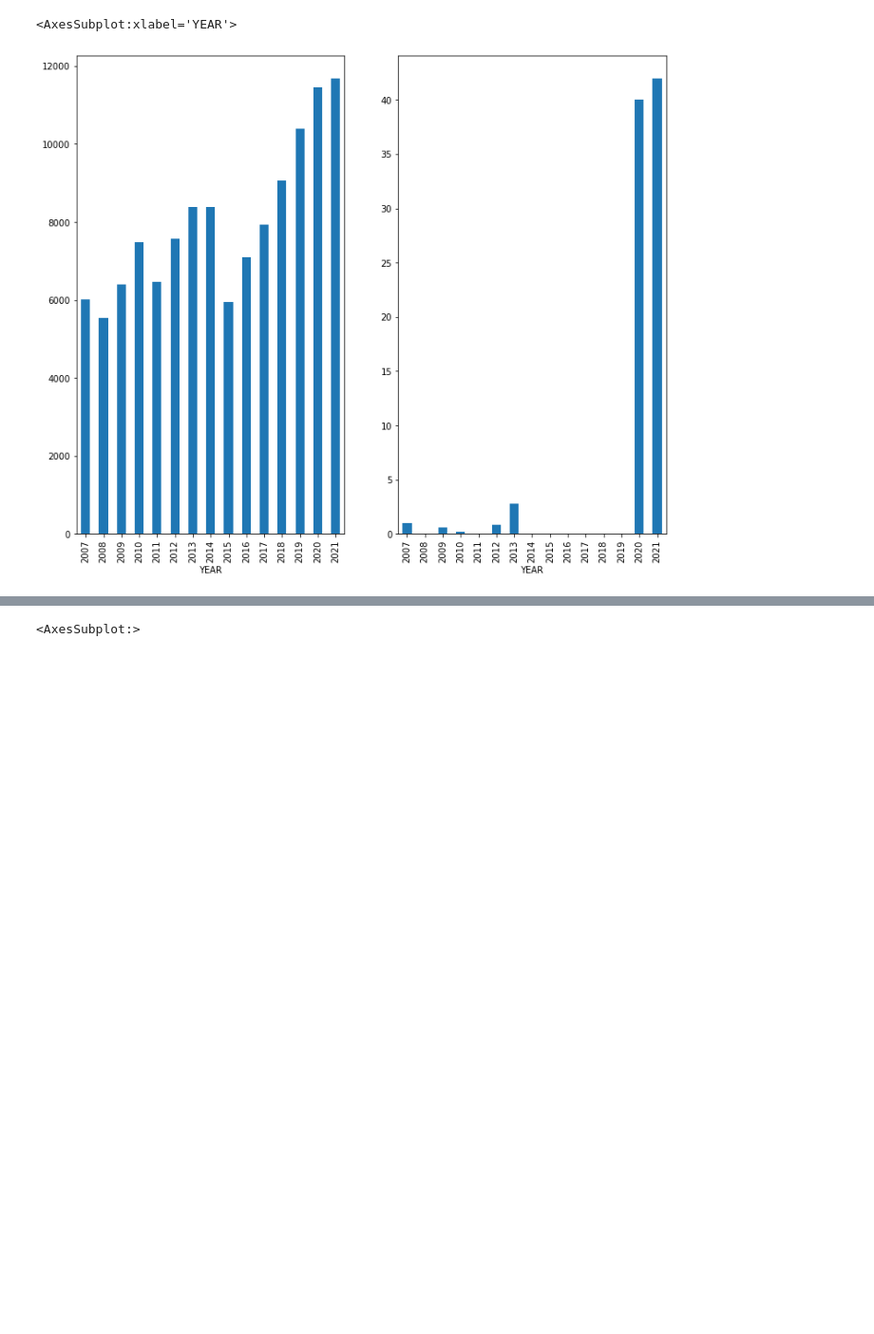
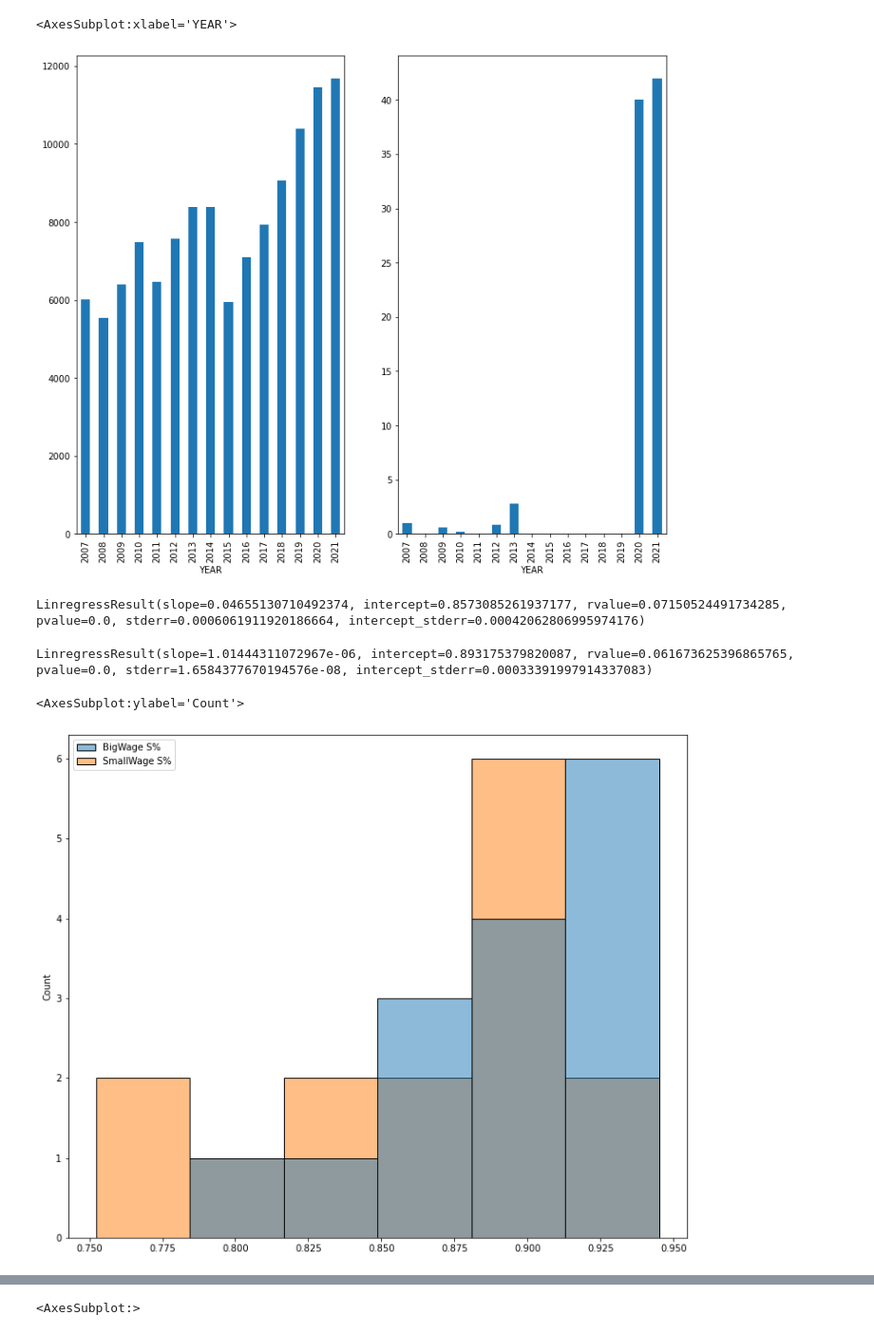
Before and after one commit to tdyk9098/Immigration-Employment-Project, a Jupyter notebook: GC Long Term.ipynb, the cells around one changed output, grey strips where cells are left out. Shown at 95% size. Drawn from its saved outputs; the diff is of its cells as text; code cells hidden in the pictures; blank space fills up the shorter version.

```diff
--- a/GC Long Term.ipynb
+++ b/GC Long Term.ipynb
@@ -811,3 +871,55 @@ df.groupby("YEAR")["OW-PW"].quantile(.5).plot(ax = axes[1],kind = "bar")
 # %% [output]
 <AxesSubplot:xlabel='YEAR'>
 [figure]
+# %%
+st.linregress(x = np.where(df["OW-PW"]> 0, 1, 0),y = df["CASE_STATUS"])
+# %% [output]
+LinregressResult(slope=0.04655130710492374, intercept=0.8573085261937177, rvalue=0.07150524491734285, pvalue=0.0, stderr=0.0006061911920186664, intercept_stderr=0.00042062806995974176)
+# %%
+st.linregress(x = df.dropna()["OW-PW"],y = df.dropna()["CASE_STATUS"])
+# %% [output]
+LinregressResult(slope=1.01444311072967e-06, intercept=0.893175379820087, rvalue=0.061673625396865765, pvalue=0.0, stderr=1.6584377670194576e-08, intercept_stderr=0.00033391997914337083)
+# %%
+wop07 = df[(df["YEAR"]==2007)&(df["OW-PW"]>0)]["CASE_STATUS"].sum()/len(df[(df["YEAR"]==2007)&(df["OW-PW"]>0)])
+wop08 = df[(df["YEAR"]==2008)&(df["OW-PW"]>0)]["CASE_STATUS"].sum()/len(df[(df["YEAR"]==2008)&(df["OW-PW"]>0)])
+wop09 = df[(df["YEAR"]==2009)&(df["OW-PW"]>0)]["CASE_STATUS"].sum()/len(df[(df["YEAR"]==2009)&(df["OW-PW"]>0)])
+wop10 = df[(df["YEAR"]==2010)&(df["OW-PW"]>0)]["CASE_STATUS"].sum()/len(df[(df["YEAR"]==2010)&(df["OW-PW"]>0)])
+wop11 = df[(df["YEAR"]==2011)&(df["OW-PW"]>0)]["CASE_STATUS"].sum()/len(df[(df["YEAR"]==2011)&(df["OW-PW"]>0)])
+wop12 = df[(df["YEAR"]==2012)&(df["OW-PW"]>0)]["CASE_STATUS"].sum()/len(df[(df["YEAR"]==2012)&(df["OW-PW"]>0)])
+wop13 = df[(df["YEAR"]==2013)&(df["OW-PW"]>0)]["CASE_STATUS"].sum()/len(df[(df["YEAR"]==2013)&(df["OW-PW"]>0)])
+wop14 = df[(df["YEAR"]==2014)&(df["OW-PW"]>0)]["CASE_STATUS"].sum()/len(df[(df["YEAR"]==2014)&(df["OW-PW"]>0)])
+wop15 = df[(df["YEAR"]==2015)&(df["OW-PW"]>0)]["CASE_STATUS"].sum()/len(df[(df["YEAR"]==2015)&(df["OW-PW"]>0)])
+wop16 = df[(df["YEAR"]==2016)&(df["OW-PW"]>0)]["CASE_STATUS"].sum()/len(df[(df["YEAR"]==2016)&(df["OW-PW"]>0)])
+wop17 = df[(df["YEAR"]==2017)&(df["OW-PW"]>0)]["CASE_STATUS"].sum()/len(df[(df["YEAR"]==2017)&(df["OW-PW"]>0)])
+wop18 = df[(df["YEAR"]==2018)&(df["OW-PW"]>0)]["CASE_STATUS"].sum()/len(df[(df["YEAR"]==2018)&(df["OW-PW"]>0)])
+wop19 = df[(df["YEAR"]==2019)&(df["OW-PW"]>0)]["CASE_STATUS"].sum()/len(df[(df["YEAR"]==2019)&(df["OW-PW"]>0)])
+wop20 = df[(df["YEAR"]==2020)&(df["OW-PW"]>0)]["CASE_STATUS"].sum()/len(df[(df["YEAR"]==2020)&(df["OW-PW"]>0)])
+wop21 = df[(df["YEAR"]==2021)&(df["OW-PW"]>0)]["CASE_STATUS"].sum()/len(df[(df["YEAR"]==2021)&(df["OW-PW"]>0)])
+wopdf = pd.DataFrame([wop07,wop08,wop09,wop10,wop11,wop12,wop13,wop14,wop15,wop16,wop17,wop18,wop19,wop20,wop21])
+wopdf.columns = ["BigWage S%"]
+# %%
+wup07 = df[(df["YEAR"]==2007)&(df["OW-PW"]<=0)]["CASE_STATUS"].sum()/len(df[(df["YEAR"]==2007)&(df["OW-PW"]<=0)])
+wup08 = df[(df["YEAR"]==2008)&(df["OW-PW"]<=0)]["CASE_STATUS"].sum()/len(df[(df["YEAR"]==2008)&(df["OW-PW"]<=0)])
+wup09 = df[(df["YEAR"]==2009)&(df["OW-PW"]<=0)]["CASE_STATUS"].sum()/len(df[(df["YEAR"]==2009)&(df["OW-PW"]<=0)])
+wup10 = df[(df["YEAR"]==2010)&(df["OW-PW"]<=0)]["CASE_STATUS"].sum()/len(df[(df["YEAR"]==2010)&(df["OW-PW"]<=0)])
+wup11 = df[(df["YEAR"]==2011)&(df["OW-PW"]<=0)]["CASE_STATUS"].sum()/len(df[(df["YEAR"]==2011)&(df["OW-PW"]<=0)])
+wup12 = df[(df["YEAR"]==2012)&(df["OW-PW"]<=0)]["CASE_STATUS"].sum()/len(df[(df["YEAR"]==2012)&(df["OW-PW"]<=0)])
+wup13 = df[(df["YEAR"]==2013)&(df["OW-PW"]<=0)]["CASE_STATUS"].sum()/len(df[(df["YEAR"]==2013)&(df["OW-PW"]<=0)])
+wup14 = df[(df["YEAR"]==2014)&(df["OW-PW"]<=0)]["CASE_STATUS"].sum()/len(df[(df["YEAR"]==2014)&(df["OW-PW"]<=0)])
+wup15 = df[(df["YEAR"]==2015)&(df["OW-PW"]<=0)]["CASE_STATUS"].sum()/len(df[(df["YEAR"]==2015)&(df["OW-PW"]<=0)])
+wup16 = df[(df["YEAR"]==2016)&(df["OW-PW"]<=0)]["CASE_STATUS"].sum()/len(df[(df["YEAR"]==2016)&(df["OW-PW"]<=0)])
+wup17 = df[(df["YEAR"]==2017)&(df["OW-PW"]<=0)]["CASE_STATUS"].sum()/len(df[(df["YEAR"]==2017)&(df["OW-PW"]<=0)])
+wup18 = df[(df["YEAR"]==2018)&(df["OW-PW"]<=0)]["CASE_STATUS"].sum()/len(df[(df["YEAR"]==2018)&(df["OW-PW"]<=0)])
+wup19 = df[(df["YEAR"]==2019)&(df["OW-PW"]<=0)]["CASE_STATUS"].sum()/len(df[(df["YEAR"]==2019)&(df["OW-PW"]<=0)])
+wup20 = df[(df["YEAR"]==2020)&(df["OW-PW"]<=0)]["CASE_STATUS"].sum()/len(df[(df["YEAR"]==2020)&(df["OW-PW"]<=0)])
+wup21 = df[(df["YEAR"]==2021)&(df["OW-PW"]<=0)]["CASE_STATUS"].sum()/len(df[(df["YEAR"]==2021)&(df["OW-PW"]<=0)])
+wupdf = pd.DataFrame([wup07,wup08,wup09,wup10,wup11,wup12,wup13,wup14,wup15,wup16,wup17,wup18,wup19,wup20,wup21])
+wupdf.columns = ["SmallWage S%"]
+# %%
+yrwage = pd.concat([wopdf,wupdf],axis = 1)
+yrwage.index = [2007,2008,2009,2010,2011,2012,2013,2014,2015,2016,2017,2018,2019,2020,2021]
+plt.figure(figsize=(12,10))
+sns.histplot(data = yrwage)
+# %% [output]
+<AxesSubplot:ylabel='Count'>
+[figure, added]
```
Also changed, not shown: parts of 71 cells of this notebook.
